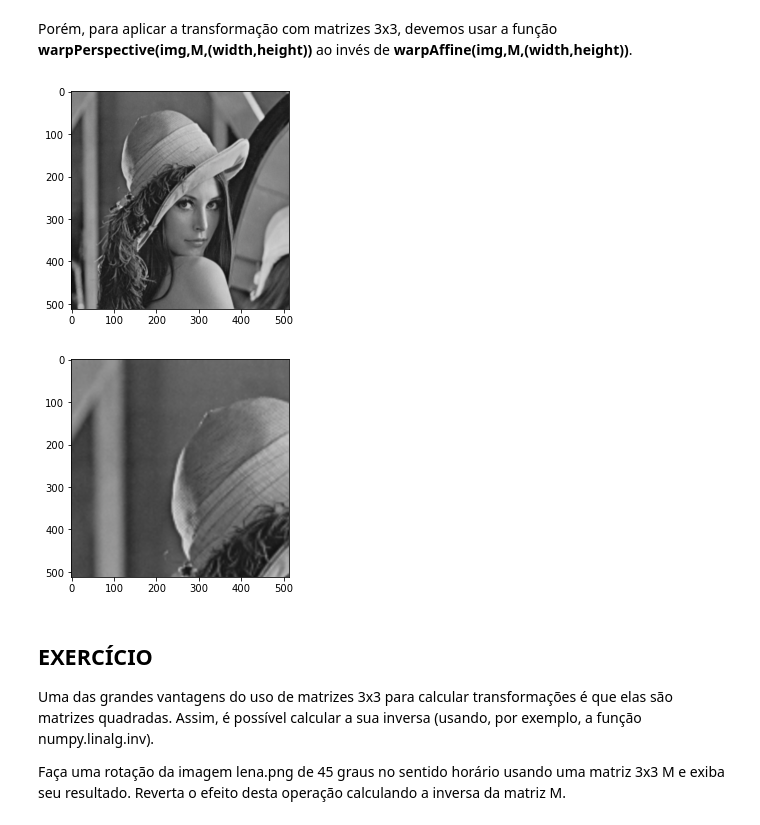
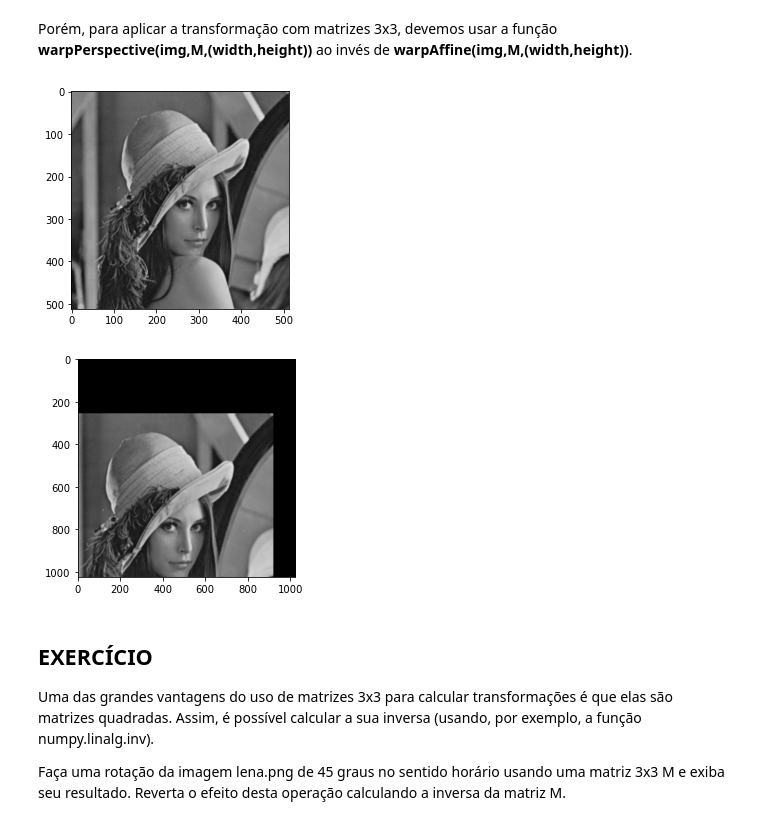
Before and after one commit to 4rfel/visao-computacional, a Jupyter notebook: aula4/Visao_Computacional_Aula_04_1.ipynb, the cells around one changed output. Cells and saved outputs as stored; diff of their text form; code cells hidden in the pictures.

```diff
--- a/aula4/Visao_Computacional_Aula_04_1.ipynb
+++ b/aula4/Visao_Computacional_Aula_04_1.ipynb
@@ -135,17 +163,17 @@ Porém, para aplicar a transformação com matrizes 3x3, devemos usar a função
 # %%
 M = np.float32([[  2,   0,   0],
                 [  0,   2,   0],
                 [  0,   0,   1]])
 
-res = cv2.warpPerspective(img, M, (width, height))
+res = cv2.warpPerspective(img, M, (width*2, height*2))
 
 plt.imshow(img)
 plt.show()
 plt.imshow(res)
 plt.show()
 # %% [output]
 [figure]
-[figure, old version]
+[figure, new version]
 # %% [markdown]
 ## **EXERCÍCIO**
 
```
Also changed, not shown: parts of 10 cells of this notebook.
